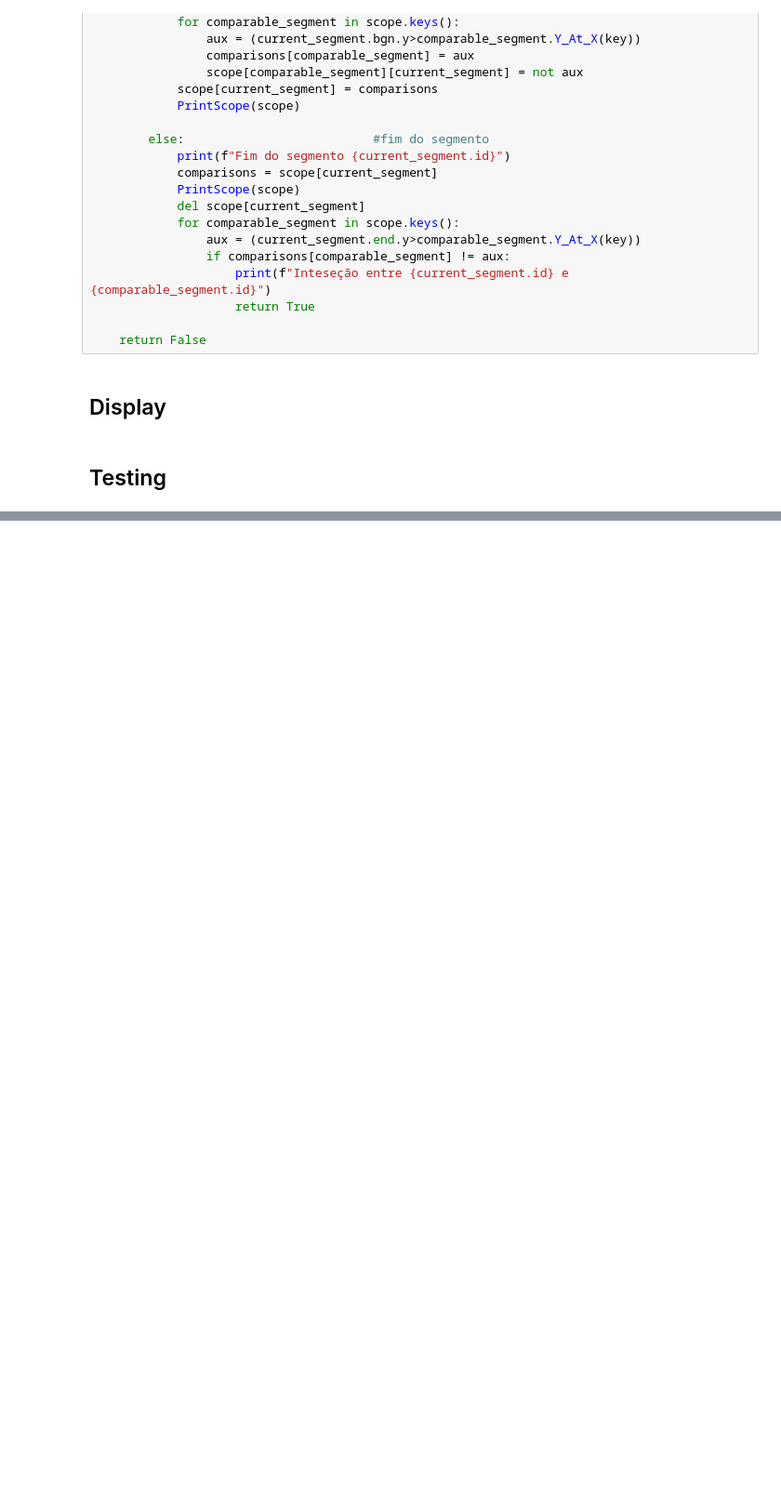
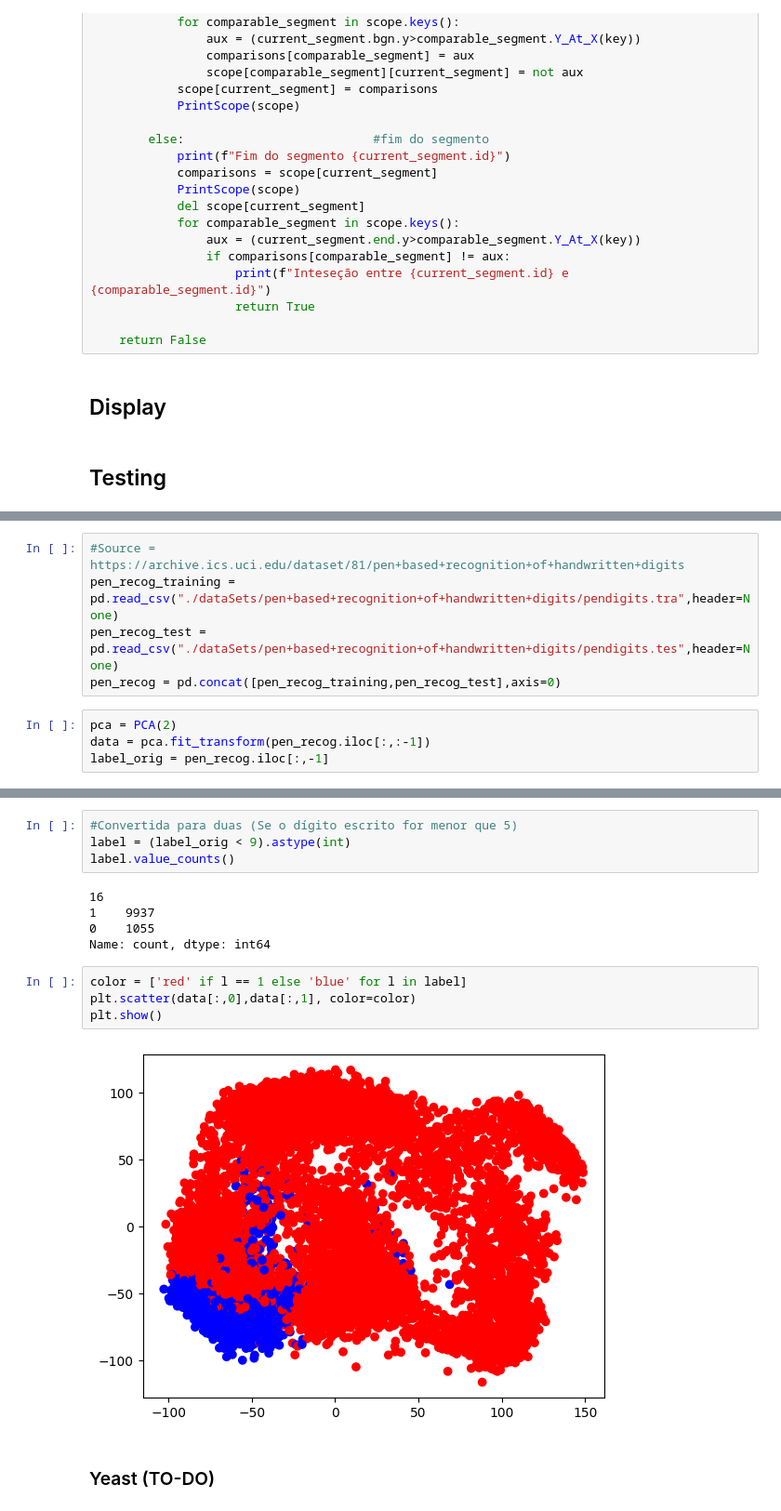
Before and after one commit to attiilla/Alg2, a Jupyter notebook: TP1/TP1.ipynb, the cells around one changed output, grey strips where cells are left out. Shown: that part at 93% size. Cells and saved outputs as stored; diff of their text form; blank space fills up the shorter version.

```diff
--- a/TP1/TP1.ipynb
+++ b/TP1/TP1.ipynb
@@ -735,0 +796,9 @@ True
+# %%
+#Source = https://archive.ics.uci.edu/dataset/81/pen+based+recognition+of+handwritten+digits
+pen_recog_training = pd.read_csv("./dataSets/pen+based+recognition+of+handwritten+digits/pendigits.tra",header=None)
+pen_recog_test = pd.read_csv("./dataSets/pen+based+recognition+of+handwritten+digits/pendigits.tes",header=None)
+pen_recog = pd.concat([pen_recog_training,pen_recog_test],axis=0)
+# %%
+pca = PCA(2)
+data = pca.fit_transform(pen_recog.iloc[:,:-1])
+label_orig = pen_recog.iloc[:,-1]
@@ -735,0 +821,17 @@ True
+# %%
+#Convertida para duas (Se o dígito escrito for menor que 5)
+label = (label_orig < 9).astype(int)
+label.value_counts()
+# %% [output]
+16
+1    9937
+0    1055
+Name: count, dtype: int64
+# %%
+color = ['red' if l == 1 else 'blue' for l in label]
+plt.scatter(data[:,0],data[:,1], color=color)
+plt.show()
+# %% [output]
+[figure, added]
+# %% [markdown]
+### Yeast (TO-DO)
```
Also changed, not shown: parts of 37 cells of this notebook, 18 other files.
